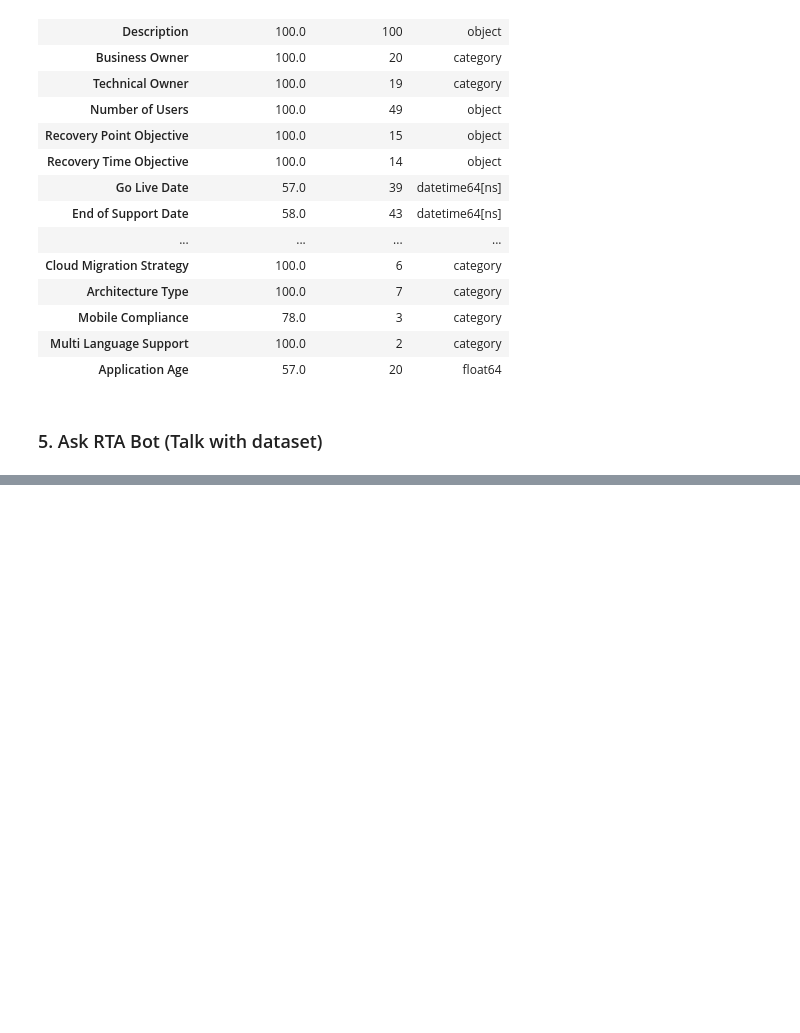
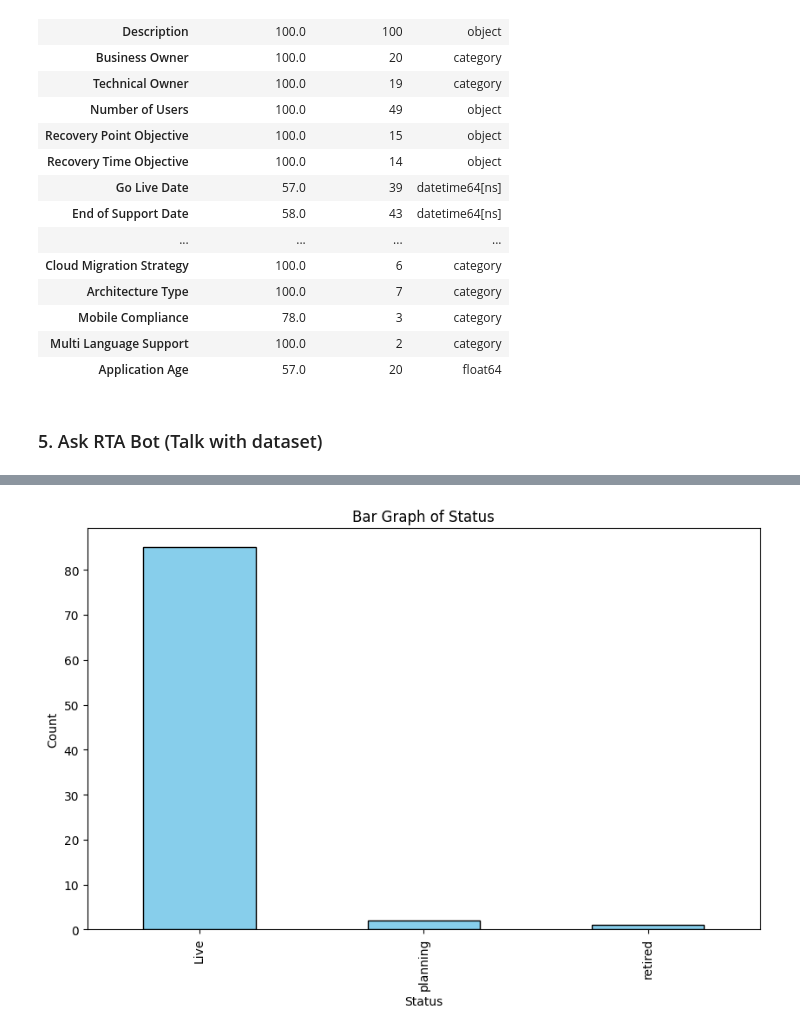
Before and after one commit to syedfaiqueali/Kaggle-Notebooks, a Jupyter notebook: data-cleaning.ipynb, the cells around one changed output, grey strips where cells are left out. Saved outputs shown, nothing was run; the diff lists cells and outputs as text; code cells hidden in the pictures; blank space fills up the shorter version.

```diff
--- a/data-cleaning.ipynb
+++ b/data-cleaning.ipynb
@@ -560,0 +596,4 @@ completeness
+# %%
+ask_rta_bot('Plot Bar graph of Status', df_uncleaned)
+# %% [output]
+[figure, added]
```
Also changed, not shown: parts of 5 cells of this notebook.
